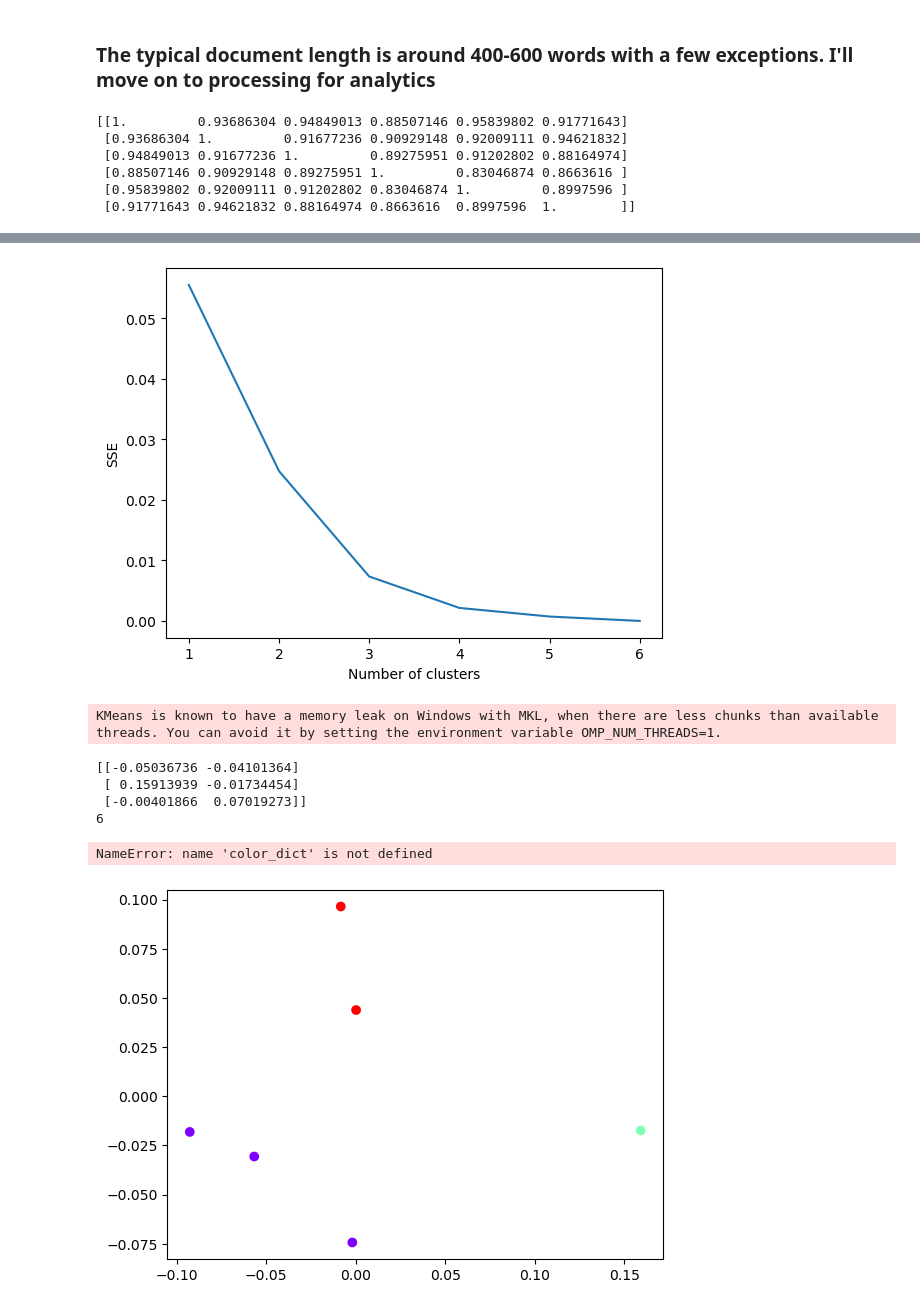
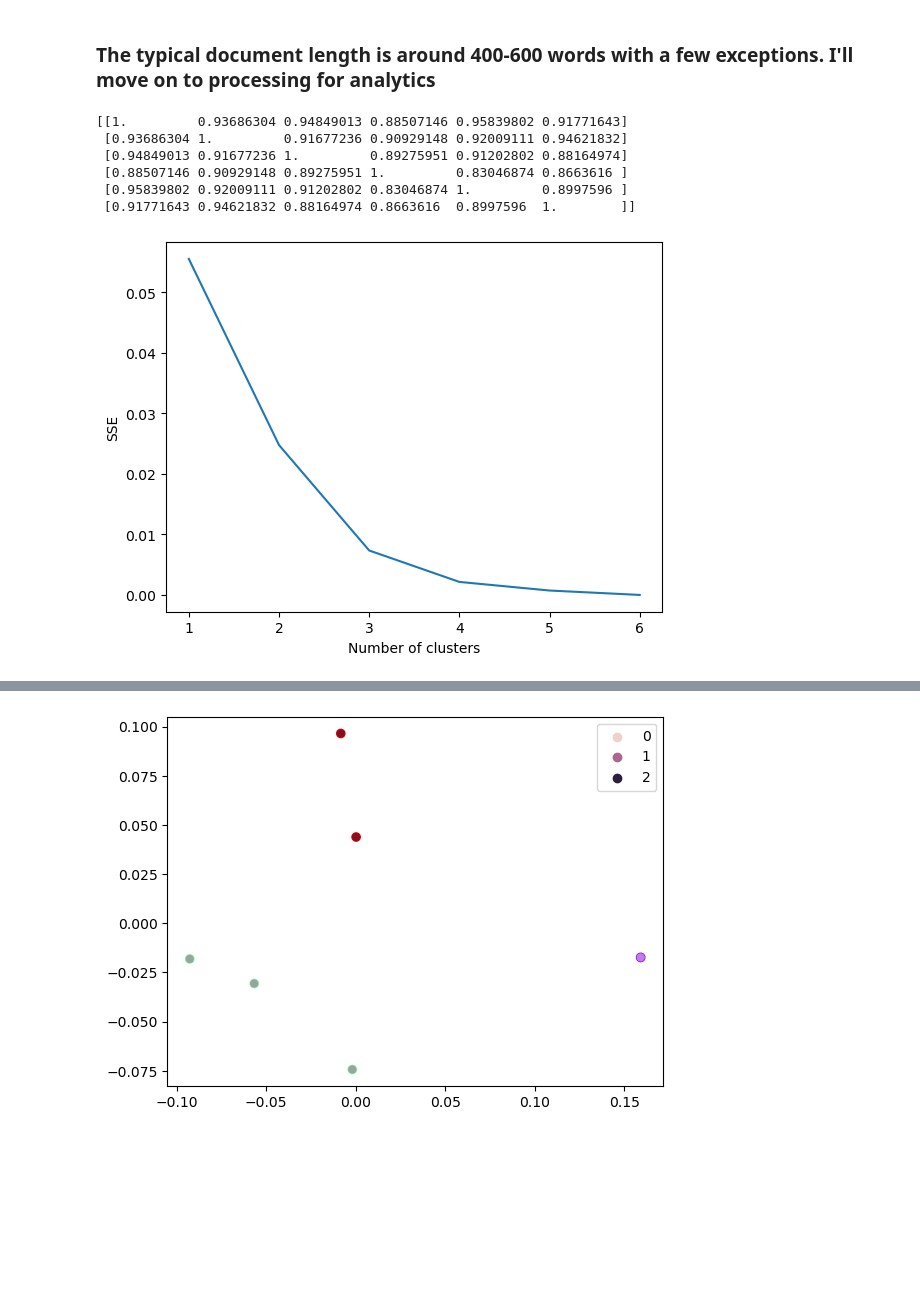
Before and after one commit to brown-science/LinkedIn-NLP, a Jupyter notebook: main.ipynb, the cells around one changed output, grey strips where cells are left out. Saved outputs shown, nothing was run; the diff lists cells and outputs as text; code cells hidden in the pictures; blank space fills up the shorter version.

Commit message:
added code to ignore the KMeans memory leak warning, as it isn't a concern for the small dataset

```diff
--- a/main.ipynb
+++ b/main.ipynb
@@ -68,18 +71,19 @@ for i in range(0, len(doc_strip_nlp) - 1):
         sim_mat[i][j] = doc_strip_nlp[i].similarity(doc_strip_nlp[j])
         sim_mat[j][i] = sim_mat[i][j]
 
-print(sim_mat)
-# Unsuprisingly, the documents are quite similar to eachother.
+print(sim_mat) # Unsuprisingly, the documents are quite similar to eachother.
 
+# PCA and K Means clustering
 pca = PCA(n_components=2)
 embeddings_2d = pca.fit_transform(sim_mat) # PCA of similarity matrix
 embeddings_df = pd.DataFrame({"x":embeddings_2d[:, 0], "y":embeddings_2d[:, 1]})
 fig = px.scatter(embeddings_df, x='x', y='y', opacity=0.5)
 fig.show()
 
+# Elbow plot
 sse = {}
 for k in range(1, 7):
-    kmeans = KMeans(n_clusters=k, max_iter=1000).fit(embeddings_2d)
+    kmeans = KMeans(n_clusters=k, max_iter=100, n_init=10).fit(embeddings_2d)
     data["clusters"] = kmeans.labels_
     #print(data["clusters"])
     sse[k] = kmeans.inertia_ # Inertia: Sum of distances of samples to their closest cluster center
@@ -99,7 +103,7 @@ print(len(kmeans.labels_))
 
 plt.scatter(embeddings_2d[:,0],embeddings_2d[:,1], c=kmeans.labels_, cmap="rainbow")
 sns.scatterplot(data=embeddings_2d, x=embeddings_2d[:,0],y=embeddings_2d[:,1],
-                hue=kmeans.labels_, palette=color_dict, linewidth=0, edgecolor="none",
+                hue=kmeans.labels_, linewidth=0, edgecolor="none",
                 alpha = .6)
 
 data = embeddings_2d
@@ -112,3 +116,4 @@ plt.show()
  [0.88507146 0.90929148 0.89275951 1.         0.83046874 0.8663616 ]
  [0.95839802 0.92009111 0.91202802 0.83046874 1.         0.8997596 ]
  [0.91771643 0.94621832 0.88164974 0.8663616  0.8997596  1.        ]]
+[figure]
@@ -132,8 +124 @@ KMeans is known to have a memory leak on Windows with MKL, when there are less c
-[figure]
-KMeans is known to have a memory leak on Windows with MKL, when there are less chunks than available threads. You can avoid it by setting the environment variable OMP_NUM_THREADS=1.
-[[-0.05036736 -0.04101364]
- [ 0.15913939 -0.01734454]
- [-0.00401866  0.07019273]]
-6
-NameError: name 'color_dict' is not defined
-[figure, old version]
+[figure, new version]
```
Also changed, not shown: parts of 2 cells of this notebook.
